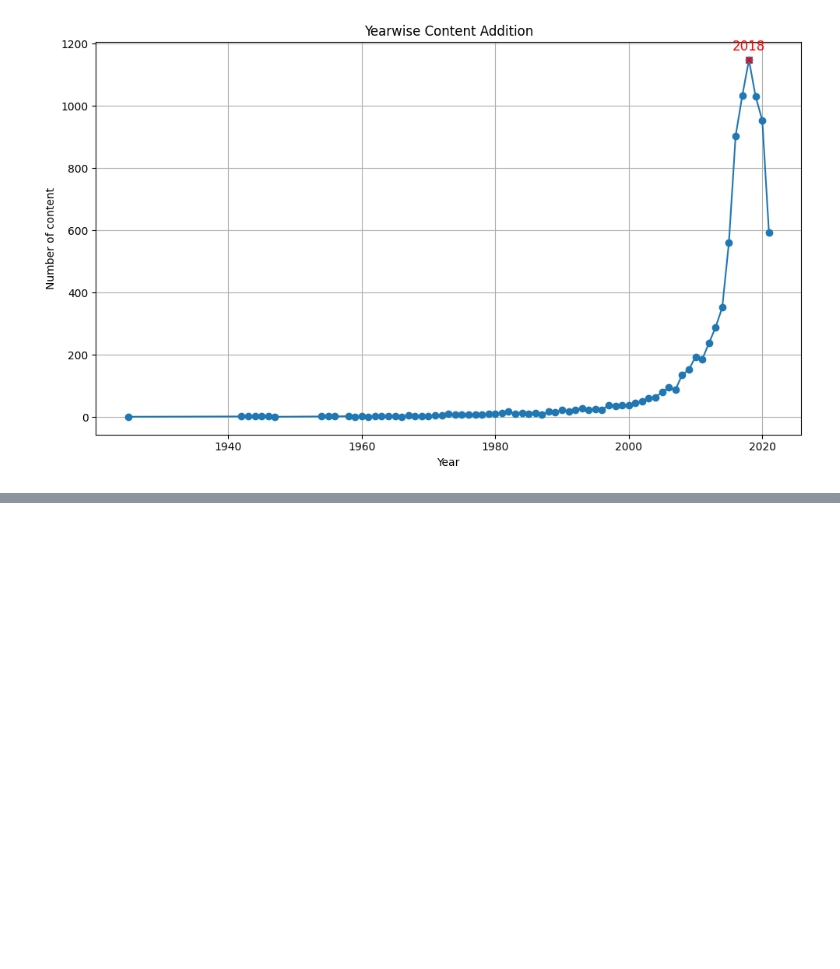
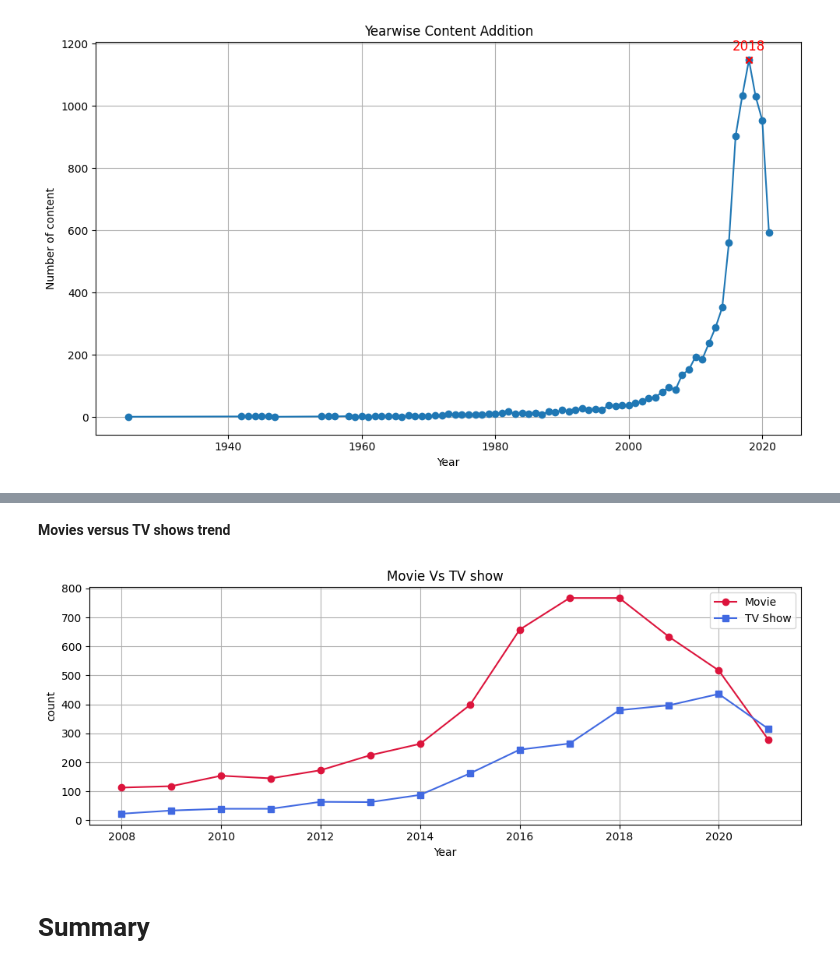
Before and after one commit to SmitaM91/Netflix-data-Analysis, a Jupyter notebook: Netflix_data_analysis.ipynb, the cells around one changed output, grey strips where cells are left out. Cells and saved outputs as stored; diff of their text form; code cells hidden in the pictures; blank space fills up the shorter version.

```diff
--- a/Netflix_data_analysis.ipynb
+++ b/Netflix_data_analysis.ipynb
@@ -179,0 +242,20 @@ plt.show()
+# %% [markdown]
+**Movies versus TV shows trend**
+# %%
+content_trend=netflix.pivot_table(index='Date', columns='type',values='title',aggfunc='count').fillna(0)
+content_trend_filtered = content_trend[content_trend.index.year>2007]
+
+plt.figure(figsize=(10,4))
+plt.plot(content_trend_filtered.index, content_trend_filtered['Movie'], marker='o', label='Movie', color='crimson')
+plt.plot(content_trend_filtered.index, content_trend_filtered['TV Show'], marker ='s', label='TV Show', color='royalblue')
+plt.title('Movie Vs TV show')
+plt.xlabel('Year')
+plt.ylabel('count')
+plt.legend()
+plt.grid(True)
+plt.tight_layout()
+plt.show()
+# %% [output]
+[figure, added]
+# %% [markdown]
+# Summary
```
Also changed, not shown: parts of 10 cells of this notebook.
